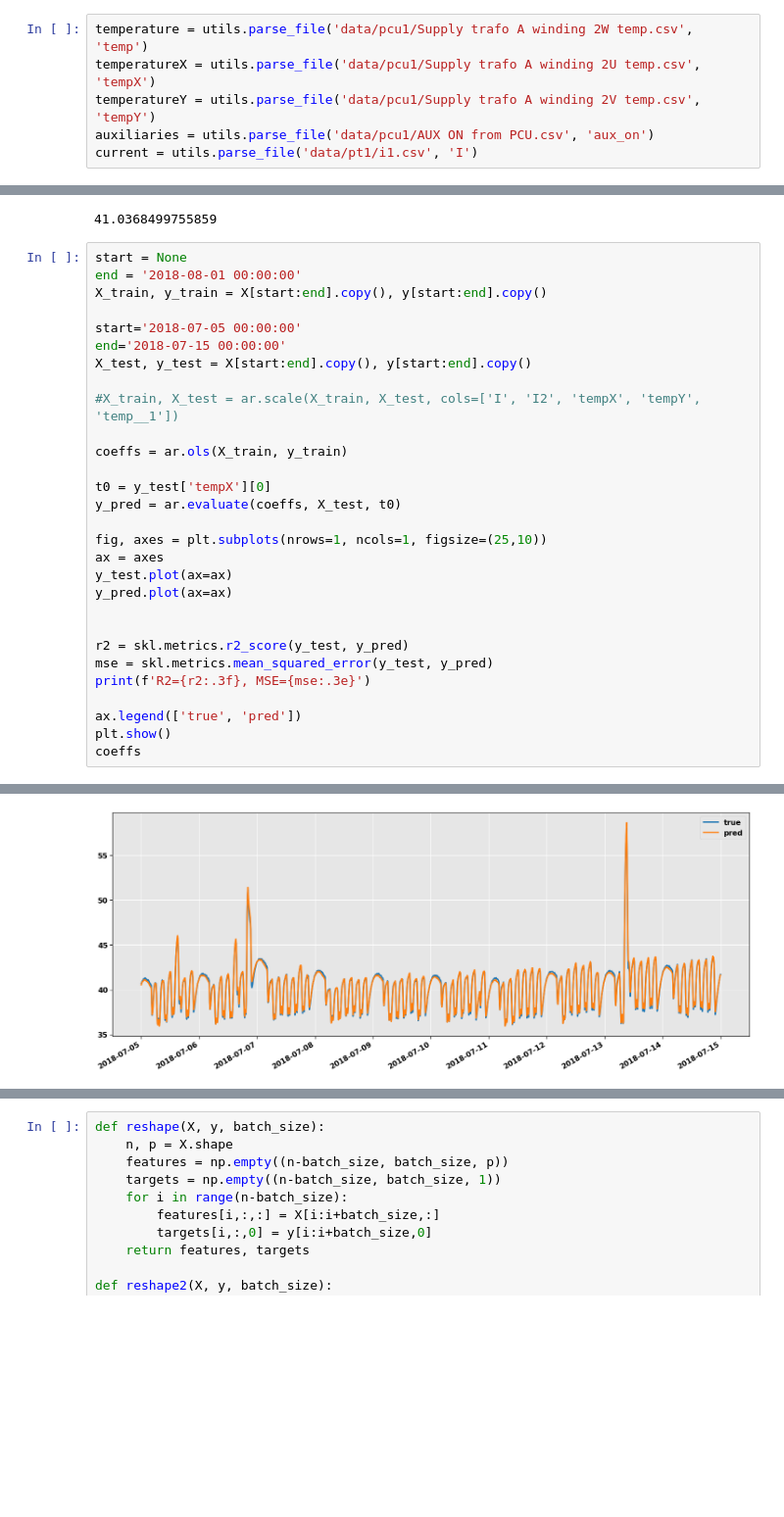
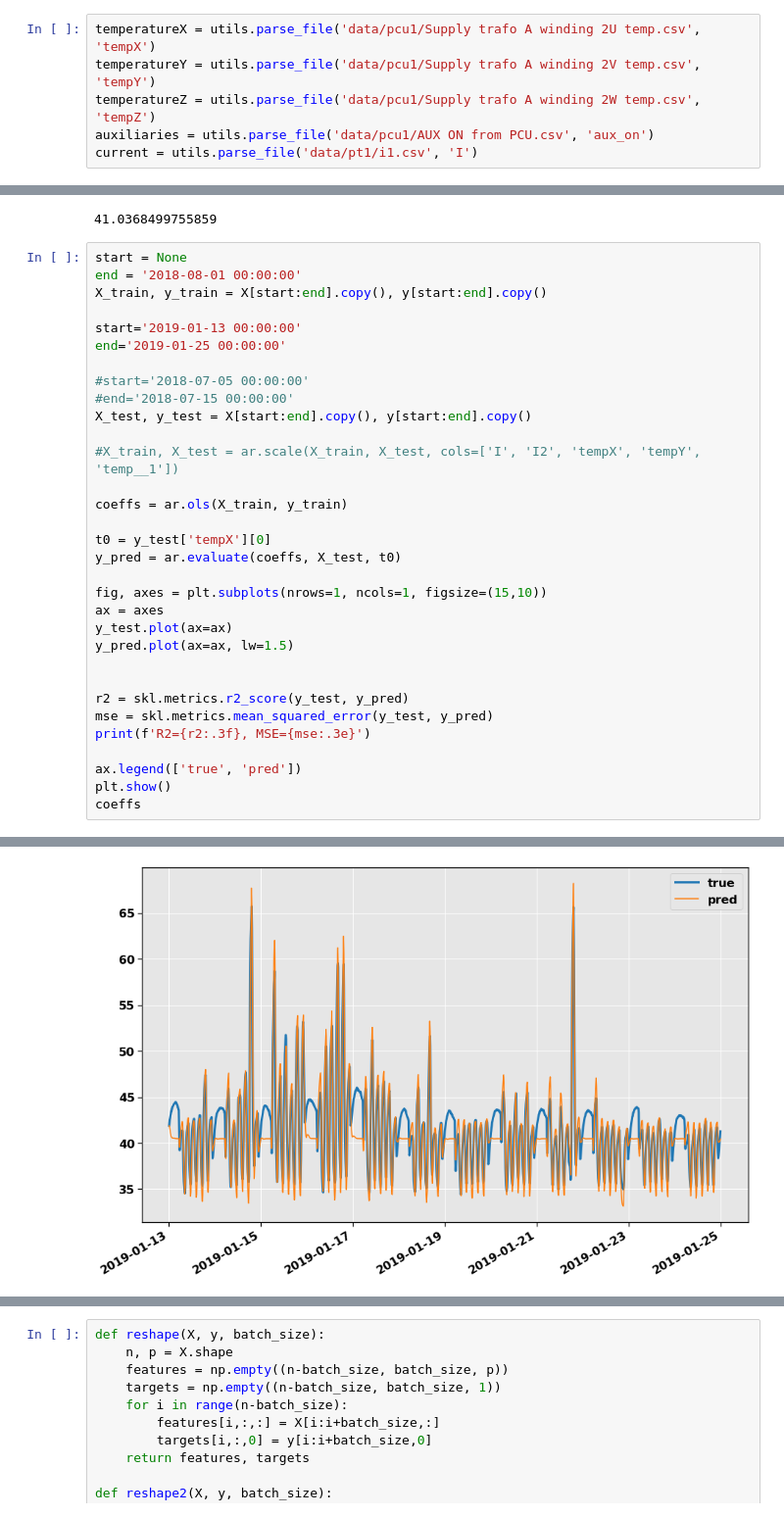
Before and after one commit to fonstelien/FYS-STK4155, a Jupyter notebook: project3/source/project3.ipynb, the cells around one changed output, grey strips where cells are left out. Shown at 98% size. Drawn from its saved outputs; the diff is of its cells as text; blank space fills up the shorter version.

```diff
--- a/project3/source/project3.ipynb
+++ b/project3/source/project3.ipynb
@@ -36,9 +36,9 @@ plt.rc('figure', titlesize=LARGE)  # fontsize of the figure title
 
 COLORS = plt.rcParams['axes.prop_cycle'].by_key()['color']
 # %%
-temperature = utils.parse_file('data/pcu1/Supply trafo A winding 2W temp.csv', 'temp')
 temperatureX = utils.parse_file('data/pcu1/Supply trafo A winding 2U temp.csv', 'tempX')
 temperatureY = utils.parse_file('data/pcu1/Supply trafo A winding 2V temp.csv', 'tempY')
+temperatureZ = utils.parse_file('data/pcu1/Supply trafo A winding 2W temp.csv', 'tempZ')
 auxiliaries = utils.parse_file('data/pcu1/AUX ON from PCU.csv', 'aux_on')
 current = utils.parse_file('data/pt1/i1.csv', 'I')
 # %%
@@ -122,8 +123,11 @@ start = None
 end = '2018-08-01 00:00:00'
 X_train, y_train = X[start:end].copy(), y[start:end].copy()
 
-start='2018-07-05 00:00:00'
-end='2018-07-15 00:00:00'
+start='2019-01-13 00:00:00'
+end='2019-01-25 00:00:00'
+
+#start='2018-07-05 00:00:00'
+#end='2018-07-15 00:00:00'
 X_test, y_test = X[start:end].copy(), y[start:end].copy()
 
 #X_train, X_test = ar.scale(X_train, X_test, cols=['I', 'I2', 'tempX', 'tempY', 'temp__1'])
@@ -133,10 +137,10 @@ coeffs = ar.ols(X_train, y_train)
 t0 = y_test['tempX'][0]
 y_pred = ar.evaluate(coeffs, X_test, t0)
 
-fig, axes = plt.subplots(nrows=1, ncols=1, figsize=(25,10))
+fig, axes = plt.subplots(nrows=1, ncols=1, figsize=(15,10))
 ax = axes
 y_test.plot(ax=ax)
-y_pred.plot(ax=ax)
+y_pred.plot(ax=ax, lw=1.5)
 
 
 r2 = skl.metrics.r2_score(y_test, y_pred)
@@ -151 +155 @@ R2=0.994, MSE=3.449e-02
-[figure, old version]
+[figure, new version]
```
Also changed, not shown: parts of 11 cells of this notebook, 2 other files.
